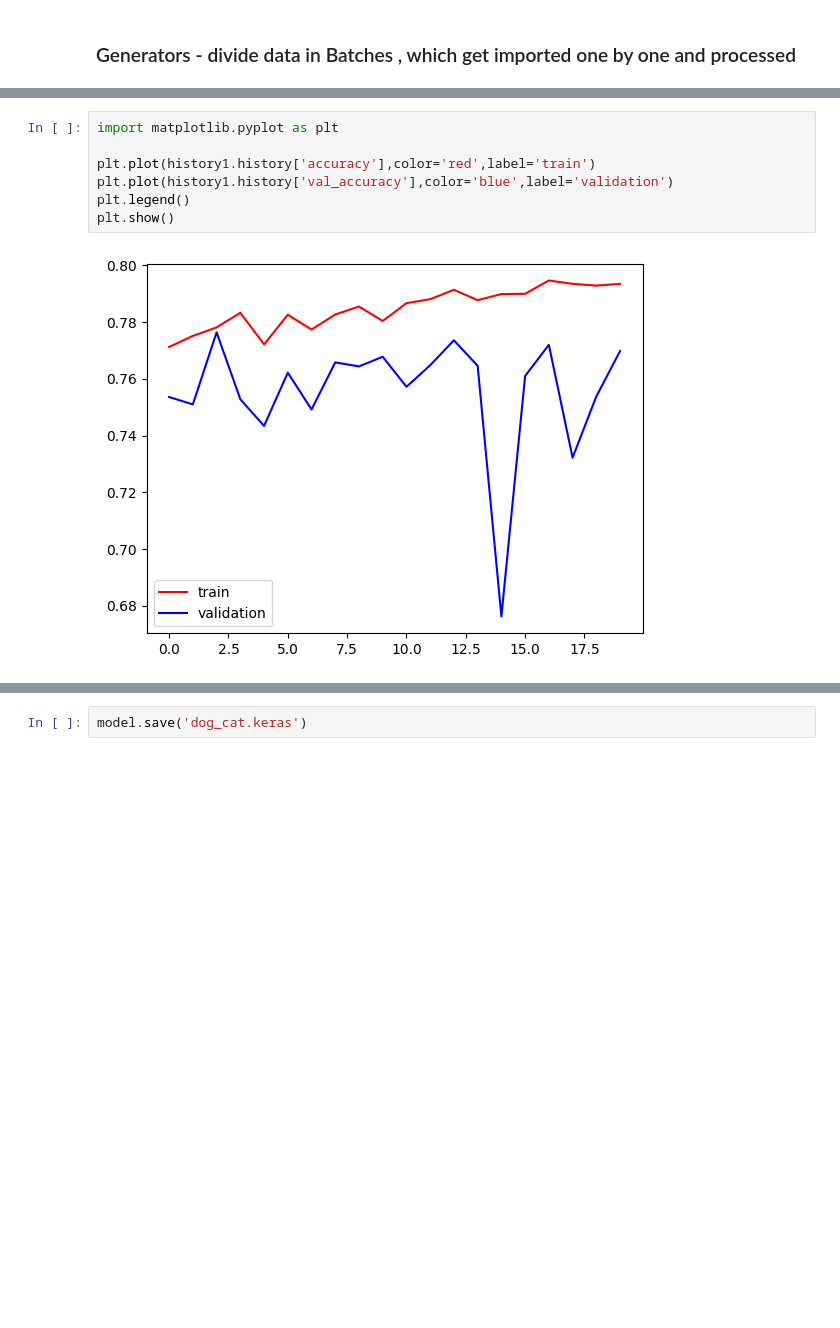
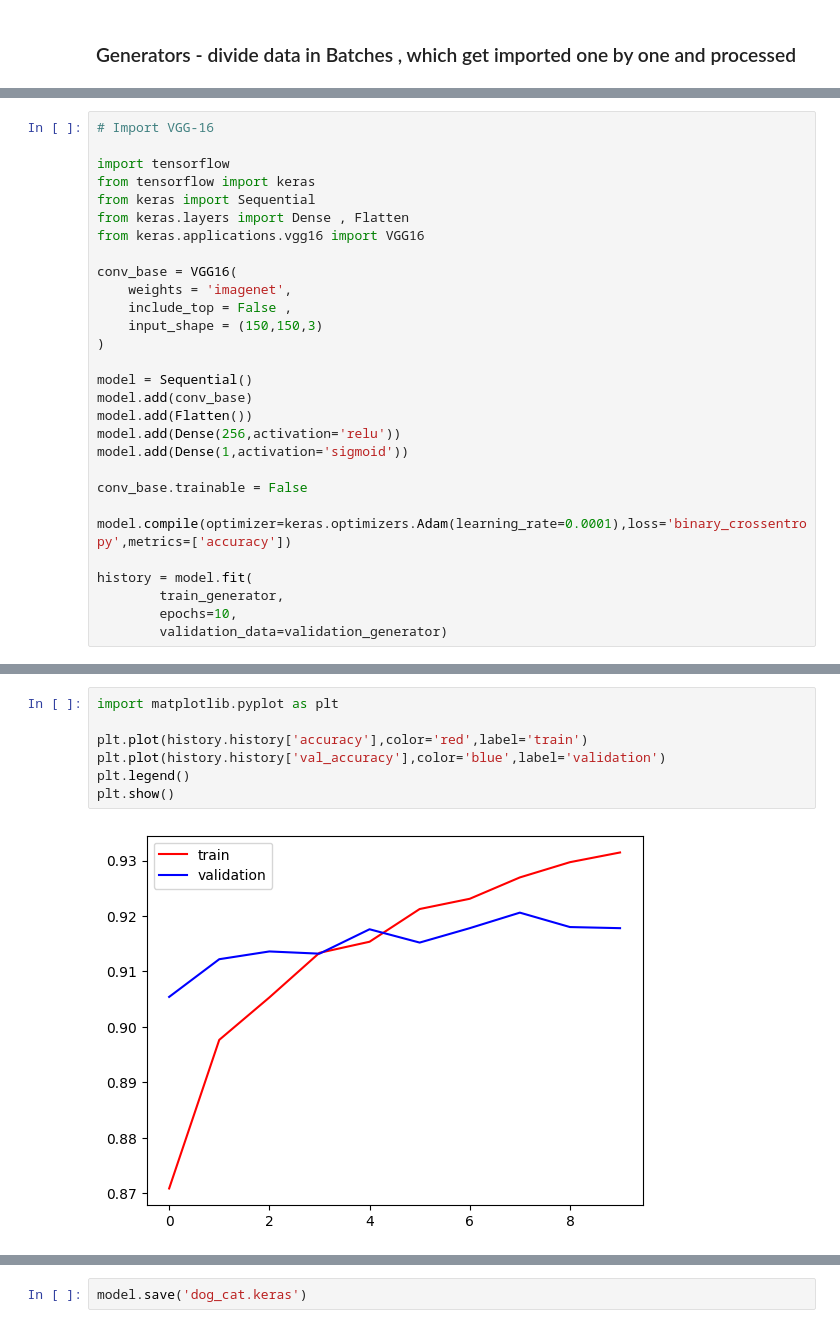
Before and after one commit to shekhar-banerjee96/dogsvscats, a Jupyter notebook: transfer_learning_data_augmentation.ipynb, the cells around one changed output, grey strips where cells are left out. Drawn from its saved outputs; the diff is of its cells as text; blank space fills up the shorter version.

Commit message:
Transfer Learning Try
Attempted Transfer learning with data Augmentation and got 92% accuracy.

```diff
--- a/Cnn_Classification_project (1).ipynb
+++ b/transfer_learning_data_augmentation.ipynb
@@ -120,0 +58,29 @@ Epoch 20/20
+# %%
+# Import VGG-16
+
+import tensorflow
+from tensorflow import keras
+from keras import Sequential
+from keras.layers import Dense , Flatten
+from keras.applications.vgg16 import VGG16
+
+conv_base = VGG16(
+    weights = 'imagenet',
+    include_top = False ,
+    input_shape = (150,150,3)
+)
+
+model = Sequential()
+model.add(conv_base)
+model.add(Flatten())
+model.add(Dense(256,activation='relu'))
+model.add(Dense(1,activation='sigmoid'))
+
+conv_base.trainable = False
+
+model.compile(optimizer=keras.optimizers.Adam(learning_rate=0.0001),loss='binary_crossentropy',metrics=['accuracy'])
+
+history = model.fit(
+        train_generator,
+        epochs=10,
+        validation_data=validation_generator)
@@ -121,10 +105,10 @@ Epoch 20/20
 # %%
 import matplotlib.pyplot as plt
 
-plt.plot(history1.history['accuracy'],color='red',label='train')
-plt.plot(history1.history['val_accuracy'],color='blue',label='validation')
+plt.plot(history.history['accuracy'],color='red',label='train')
+plt.plot(history.history['val_accuracy'],color='blue',label='validation')
 plt.legend()
 plt.show()
 # %% [output]
-[figure, old version]
+[figure, new version]
 # %%
```
Also changed, not shown: parts of 14 cells of this notebook, 2 other files.
